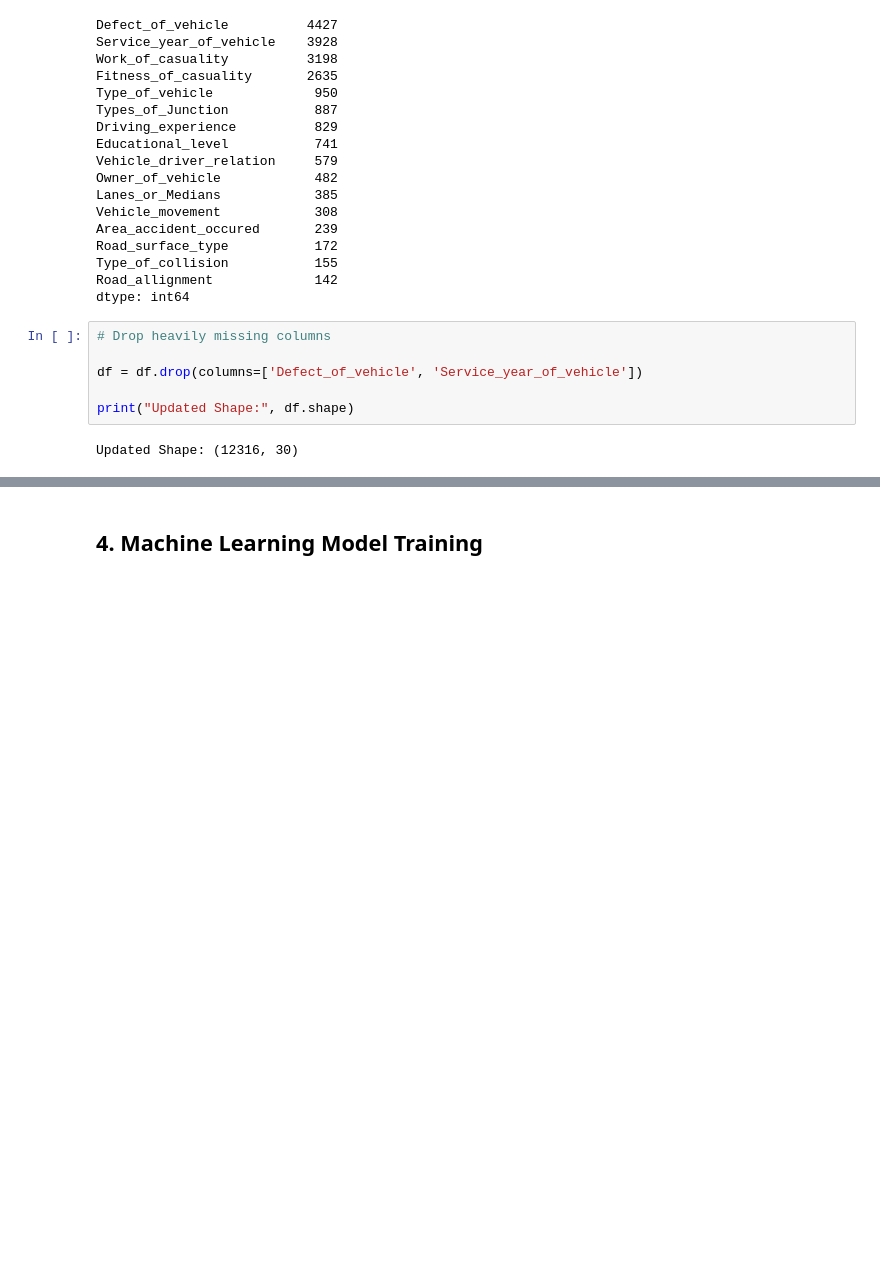
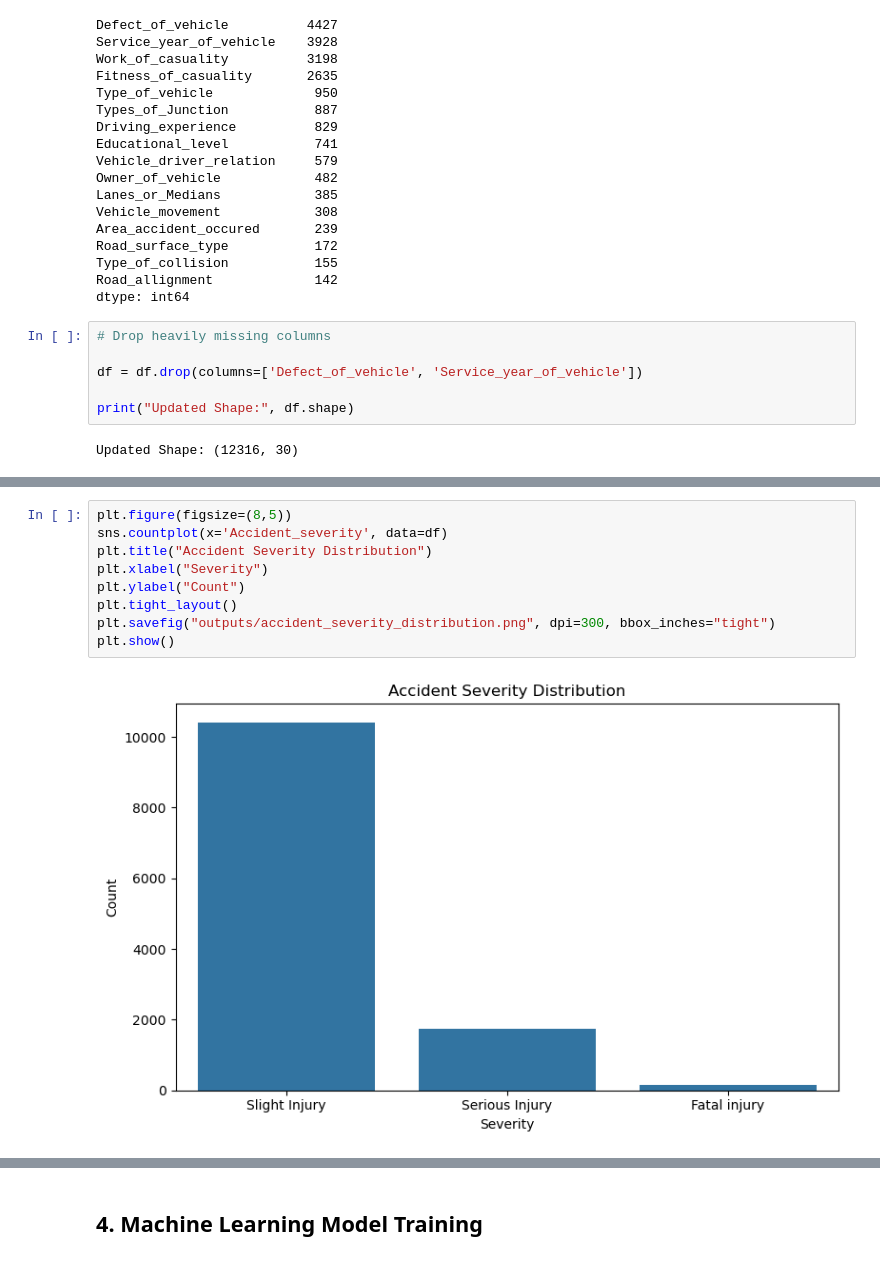
Before and after one commit to satishcode10/Driver_Behavior_ML_Project, a Jupyter notebook: notebooks/driver_behavior_project.ipynb, the cells around one changed output, grey strips where cells are left out. Saved outputs shown, nothing was run; the diff lists cells and outputs as text; blank space fills up the shorter version.

```diff
--- a/notebooks/driver_behavior_project.ipynb
+++ b/notebooks/driver_behavior_project.ipynb
@@ -147,0 +185,11 @@ y Shape: (12316,)
+# %%
+plt.figure(figsize=(8,5))
+sns.countplot(x='Accident_severity', data=df)
+plt.title("Accident Severity Distribution")
+plt.xlabel("Severity")
+plt.ylabel("Count")
+plt.tight_layout()
+plt.savefig("outputs/accident_severity_distribution.png", dpi=300, bbox_inches="tight")
+plt.show()
+# %% [output]
+[figure, added]
```
Also changed, not shown: parts of 27 cells of this notebook, 13 other files.
